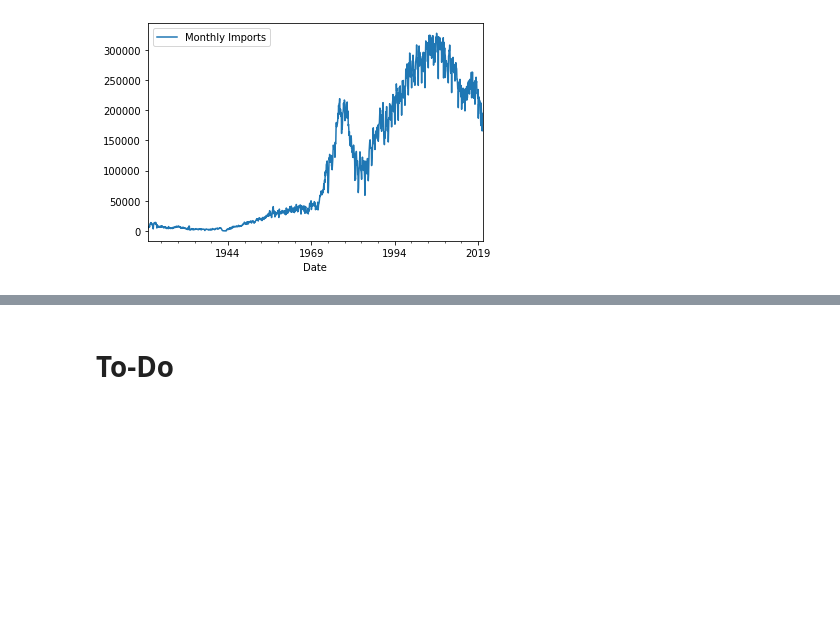
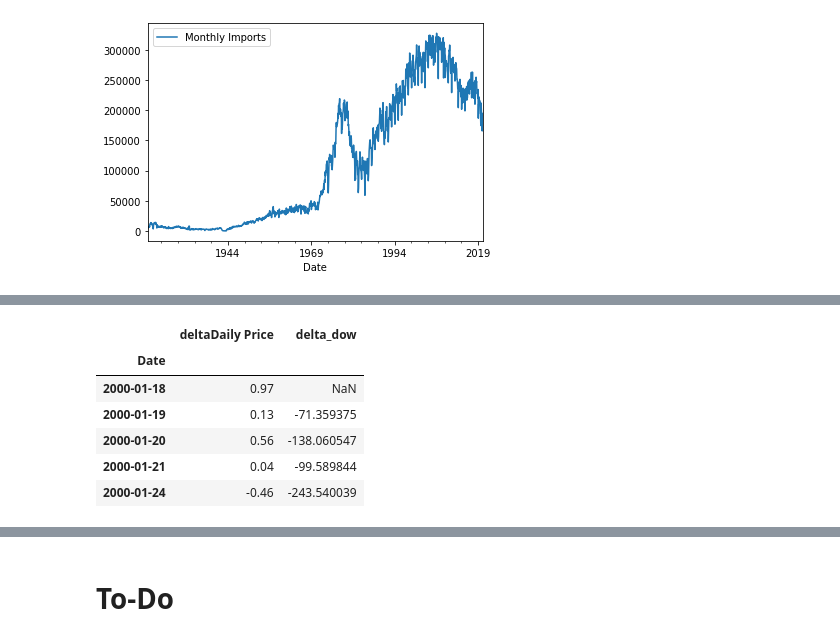
Before and after one commit to UmarsPortfolio/CrudeOilApp, a Jupyter notebook: EIA_Data.ipynb, the cells around one changed output, grey strips where cells are left out. Saved outputs shown, nothing was run; the diff lists cells and outputs as text; code cells hidden in the pictures; blank space fills up the shorter version.

```diff
--- a/EIA_Data.ipynb
+++ b/EIA_Data.ipynb
@@ -119,0 +140,10 @@ monthly_imports.series_list[-1]
+# %%
+merged.head()
+# %% [output]
+|  | deltaDaily Price | delta_dow |
+| Date |  |  |
+| 2000-01-18 | 0.97 | NaN |
+| 2000-01-19 | 0.13 | -71.359375 |
+| 2000-01-20 | 0.56 | -138.060547 |
+| 2000-01-21 | 0.04 | -99.589844 |
+| 2000-01-24 | -0.46 | -243.540039 |
```
Also changed, not shown: parts of 12 cells of this notebook, 1 other file.
